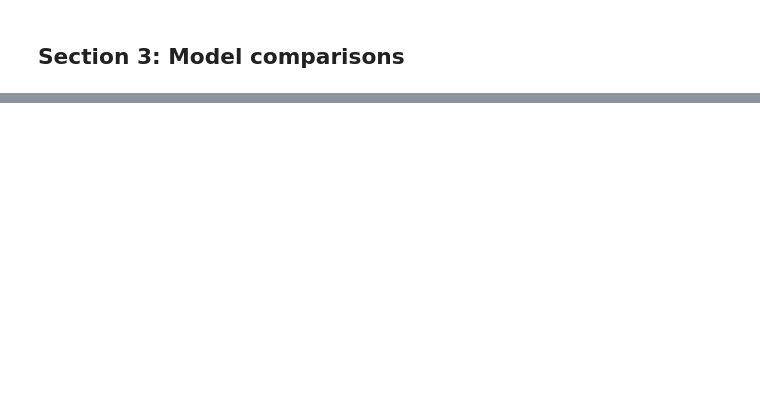
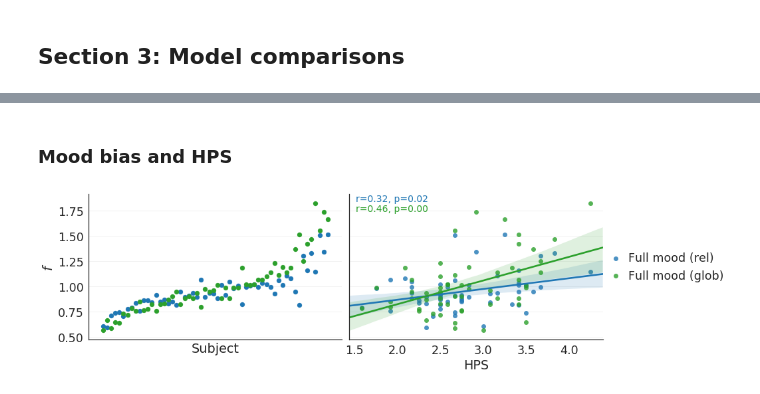
Before and after one commit to szorowi1/pni-rotations, a Jupyter notebook: 5_centeredRL.ipynb, the cells around one changed output, grey strips where cells are left out. Drawn from its saved outputs; the diff is of its cells as text; code cells hidden in the pictures; blank space fills up the shorter version.

```diff
--- a/5_centeredRL.ipynb
+++ b/5_centeredRL.ipynb
@@ -327,0 +229,32 @@ plt.tight_layout()
+# %% [markdown]
+### Mood bias and HPS
+# %%
+## Load f values.
+f = np.array([np.median(load_fit(model)['f'], axis=0) for model in models[-2:]])
+
+## Initialize canvas.
+fig, axes = plt.subplots(1,2,figsize=(12,4),sharey=True)
+colors = ['#1f77b4','#2ca02c']
+
+## Plot f point estimates.
+sort_ix = np.argsort(f.mean(axis=0))
+for arr, color in zip(f,colors):
+    axes[0].scatter(np.arange(arr.size), arr[sort_ix], color=color)
+axes[0].set(xticks=[], xlabel='Subject', ylabel=r'$f$')
+axes[0].grid(axis='y', alpha=0.25)
+
+## Plot HPS regression.
+for i, arr, color, label in zip(range(2),f,colors,labels[-2:]):
+    sns.regplot(metadata.IPIP_hps, arr, color=color, label=label, ax=axes[1])
+    axes[1].annotate('r=%0.2f, p=%0.2f' %pearsonr(metadata.IPIP_hps, arr), xy=(0,0),
+                     xytext=(0.025,0.95-0.07*i), xycoords=('axes fraction'),
+                     fontsize=14, color=color)
+
+axes[1].set(xlabel='HPS')
+axes[1].grid(axis='y', alpha=0.25)
+axes[1].legend(loc=7, bbox_to_anchor=(1.5,0.5), borderpad=0, handletextpad=0.1)
+
+sns.despine()
+plt.tight_layout()
+# %% [output]
+[figure, added]
```
Also changed, not shown: parts of 32 cells of this notebook, 3 other files.
